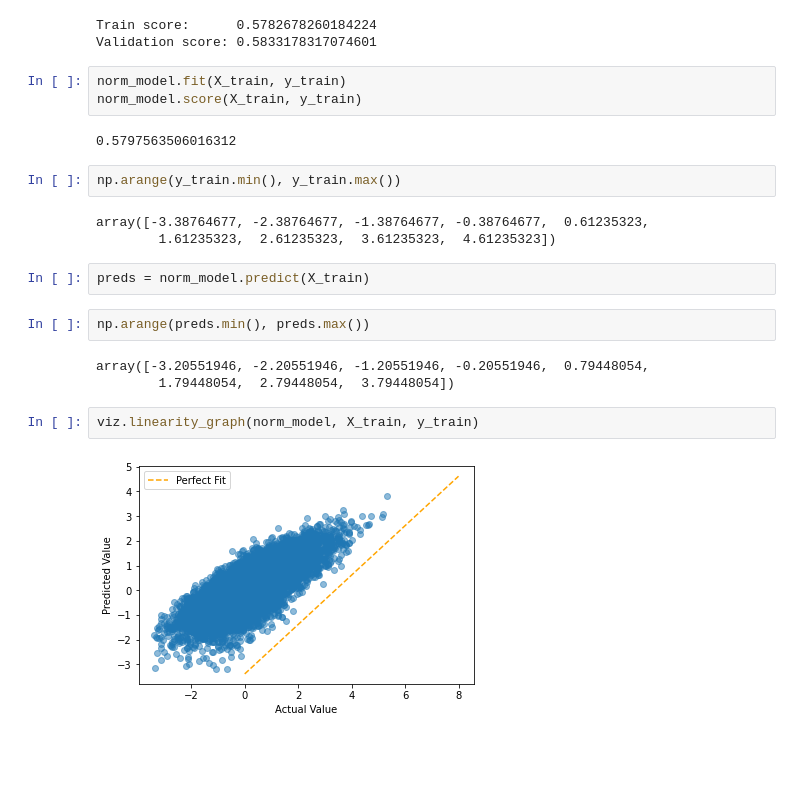
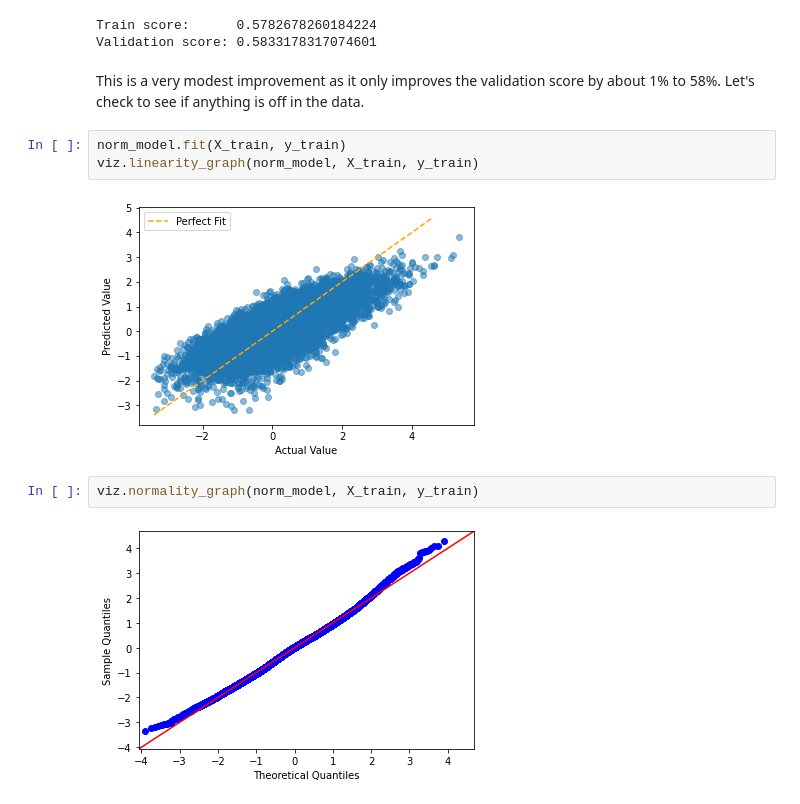
Before and after one commit to nonlocal-lia/King-County-Housing-Analysis, a Jupyter notebook: eda_notebook.ipynb, the cells around one changed output. Cells and saved outputs as stored; diff of their text form; blank space fills up the shorter version.

```diff
--- a/eda_notebook.ipynb
+++ b/eda_notebook.ipynb
@@ -390,24 +396,14 @@ norm_val = dp.cross_val(norm_model, X_train, y_train, splits=10, test_size=0.25,
 # %% [output]
 Train score:      0.5782678260184224
 Validation score: 0.5833178317074601
+# %% [markdown]
+This is a very modest improvement as it only improves the validation score by about 1% to 58%. Let's check to see if anything is off in the data.
 # %%
 norm_model.fit(X_train, y_train)
-norm_model.score(X_train, y_train)
+viz.linearity_graph(norm_model, X_train, y_train)
 # %% [output]
-0.5797563506016312
+[figure, added]
-# %%
-np.arange(y_train.min(), y_train.max())
-# %% [output]
-array([-3.38764677, -2.38764677, -1.38764677, -0.38764677,  0.61235323,
-        1.61235323,  2.61235323,  3.61235323,  4.61235323])
-# %%
-preds = norm_model.predict(X_train)
-# %%
-np.arange(preds.min(), preds.max())
-# %% [output]
-array([-3.20551946, -2.20551946, -1.20551946, -0.20551946,  0.79448054,
-        1.79448054,  2.79448054,  3.79448054])
 # %%
-viz.linearity_graph(norm_model, X_train, y_train)
+viz.normality_graph(norm_model, X_train, y_train)
 # %% [output]
-[figure, old version]
+[figure, new version]
```
Also changed, not shown: parts of 49 cells of this notebook, 2 other files.
